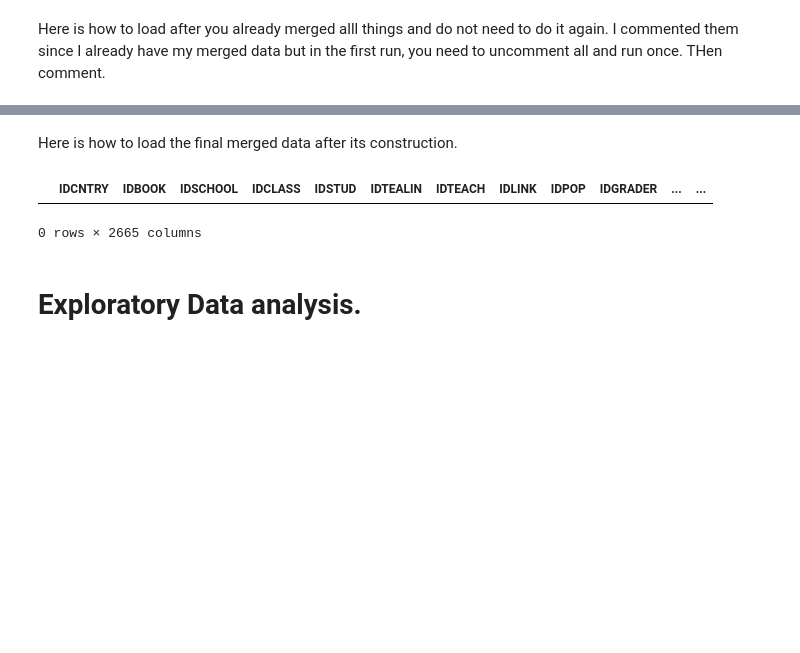
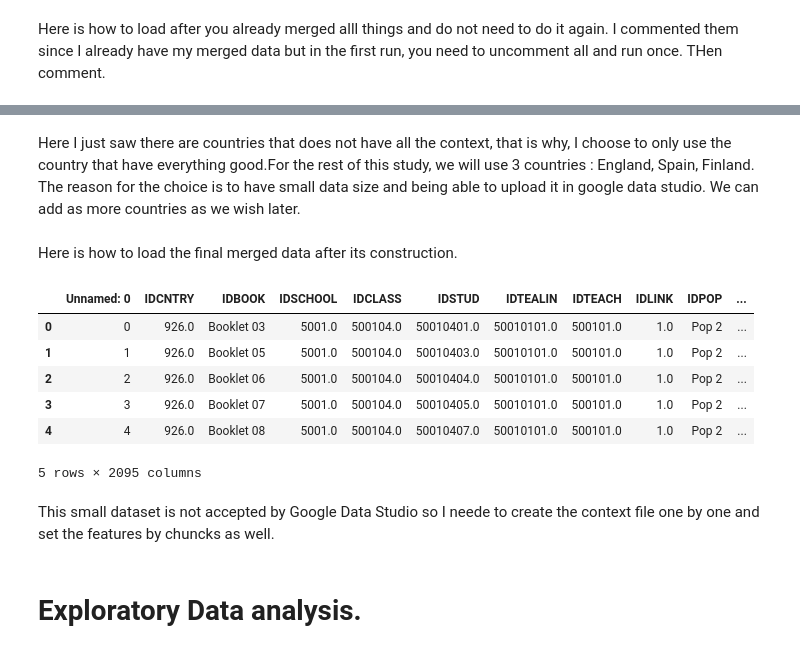
Before and after one commit to AntsaHoneywinner/DSIcapstoneproject, a Jupyter notebook: Capstone_project_Antsa_Rakotondrafara.ipynb, the cells around one changed output, grey strips where cells are left out. Drawn from its saved outputs; the diff is of its cells as text; code cells hidden in the pictures; blank space fills up the shorter version.

Commit message:
Before I changed it to student context only

```diff
--- a/Capstone_project_Antsa_Rakotondrafara.ipynb
+++ b/Capstone_project_Antsa_Rakotondrafara.ipynb
@@ -530,9 +543,25 @@ def optimize_memory(csvfile) :
+# %% [markdown]
+Here I just saw there are countries that does not have all the context, that is why, I choose to only use the country that have everything good.For the rest of this study, we will use 3 countries : England, Spain, Finland. The reason for the choice is  to have small data size and being able to upload it in google data studio.  We  can add as more countries as we wish later.
 # %% [markdown]
 Here is how to load the final merged data after its construction.
+# %%
+#'data_small_chuncks/_bgr__bhr__bih__merged.csv',
+# 'data_small_chuncks/_can__chl__cot__merged.csv',
+# 'data_small_chuncks/_cqu__cyp__cze__merged.csv',
+eng__esp__fin = pd.read_csv('data_small_chuncks/_eng__esp__fin__merged.csv')
+#fra__geo__hkg = pd.read_csv('data_small_chuncks/_fra__geo__hkg__merged.csv')
+# 'data_small_chuncks/_hrv__hun__irl__merged.csv'
 # %%
-merged_chuncks.head()
+eng__esp__fin.head()
 # %% [output]
-|  | IDCNTRY | IDBOOK | IDSCHOOL | IDCLASS | IDSTUD | IDTEALIN | IDTEACH | IDLINK | IDPOP | IDGRADER | ... | ... |
+|  | Unnamed: 0 | IDCNTRY | IDBOOK | IDSCHOOL | IDCLASS | IDSTUD | IDTEALIN | IDTEACH | IDLINK | IDPOP | ... |
+| 0 | 0 | 926.0 | Booklet 03 | 5001.0 | 500104.0 | 50010401.0 | 50010101.0 | 500101.0 | 1.0 | Pop 2 | ... |
+| 1 | 1 | 926.0 | Booklet 05 | 5001.0 | 500104.0 | 50010403.0 | 50010101.0 | 500101.0 | 1.0 | Pop 2 | ... |
+| 2 | 2 | 926.0 | Booklet 06 | 5001.0 | 500104.0 | 50010404.0 | 50010101.0 | 500101.0 | 1.0 | Pop 2 | ... |
+| 3 | 3 | 926.0 | Booklet 07 | 5001.0 | 500104.0 | 50010405.0 | 50010101.0 | 500101.0 | 1.0 | Pop 2 | ... |
+| 4 | 4 | 926.0 | Booklet 08 | 5001.0 | 500104.0 | 50010407.0 | 50010101.0 | 500101.0 | 1.0 | Pop 2 | ... |
-0 rows × 2665 columns
+5 rows × 2095 columns
+# %% [markdown]
+This small dataset is not accepted by Google Data Studio so I neede to create the context file one by one and set the features by chuncks as well.
 # %% [markdown]
 # Exploratory Data analysis.
```
Also changed, not shown: parts of 21 cells of this notebook.
